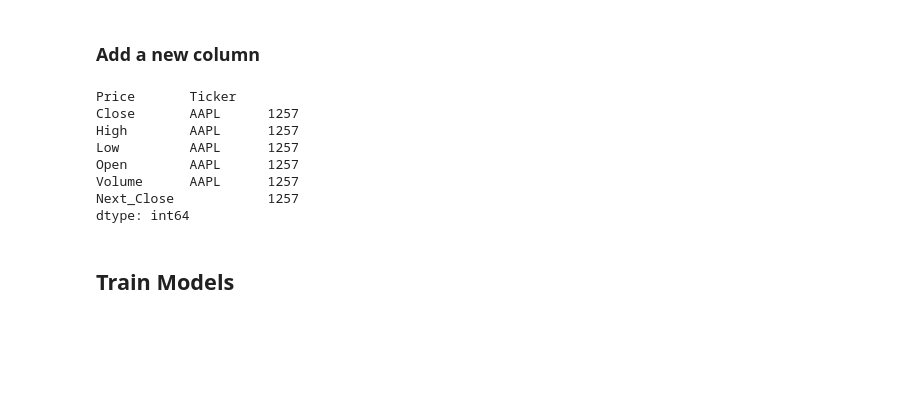
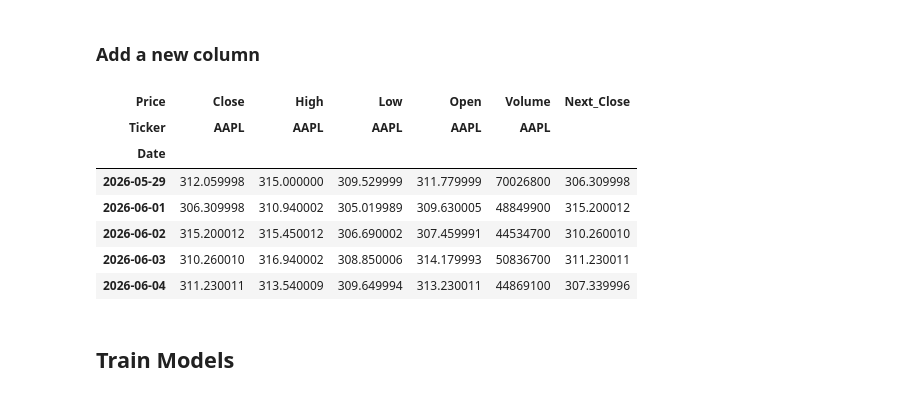
Before and after one commit to MSQureshi271/DevelopersHub-Internship-Programme, a Jupyter notebook: Phase-I/Task-II/future_stocks.ipynb, the cells around one changed output. Drawn from its saved outputs; the diff is of its cells as text; code cells hidden in the pictures; blank space fills up the shorter version.

```diff
--- a/Phase-I/Task-II/future_stocks.ipynb
+++ b/Phase-I/Task-II/future_stocks.ipynb
@@ -36,16 +36,16 @@ apple.head()
 # %%
 apple['Next_Close'] = apple['Close'].shift(-1)
 apple.dropna(inplace=True)
-apple.count()
+apple.tail()
 # %% [output]
-Price       Ticker
-Close       AAPL      1257
-High        AAPL      1257
-Low         AAPL      1257
-Open        AAPL      1257
-Volume      AAPL      1257
-Next_Close            1257
-dtype: int64
+| Price | Close | High | Low | Open | Volume | Next_Close |
+| Ticker | AAPL | AAPL | AAPL | AAPL | AAPL |  |
+| Date |  |  |  |  |  |  |
+| 2026-05-29 | 312.059998 | 315.000000 | 309.529999 | 311.779999 | 70026800 | 306.309998 |
+| 2026-06-01 | 306.309998 | 310.940002 | 305.019989 | 309.630005 | 48849900 | 315.200012 |
+| 2026-06-02 | 315.200012 | 315.450012 | 306.690002 | 307.459991 | 44534700 | 310.260010 |
+| 2026-06-03 | 310.260010 | 316.940002 | 308.850006 | 314.179993 | 50836700 | 311.230011 |
+| 2026-06-04 | 311.230011 | 313.540009 | 309.649994 | 313.230011 | 44869100 | 307.339996 |
 # %% [markdown]
 ## Train Models
 # %% [markdown]
```
Also changed, not shown: parts of 8 cells of this notebook, 2 other files.
